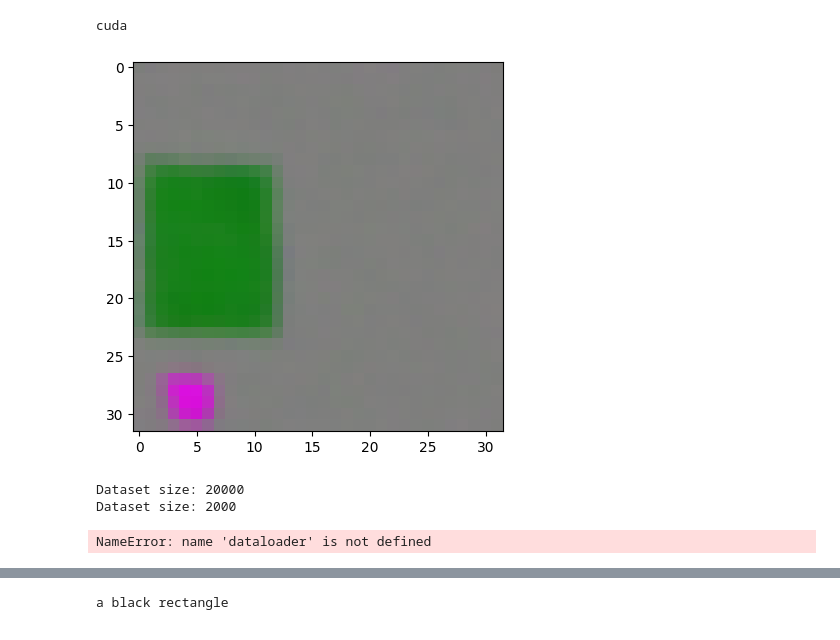
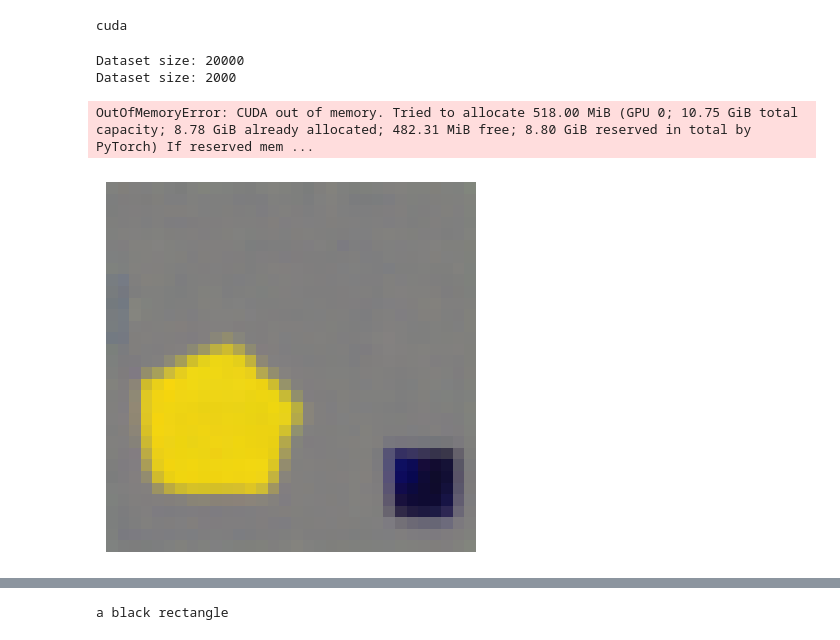
Before and after one commit to RodgersLuo/open-dalle-2, a Jupyter notebook: experiments.ipynb, the cells around one changed output, grey strips where cells are left out. Drawn from its saved outputs; the diff is of its cells as text; code cells hidden in the pictures.

```diff
--- a/experiments.ipynb
+++ b/experiments.ipynb
@@ -19,7 +20,7 @@ from decoder import UNet, Decoder
 from diffusion import Diffusion
 from dalle2_model import DALLE2
 # %%
-decoder_path = "./models/decoder3_cosine_ori.pth"
+decoder_path = "./models/decoder3_cosine_ori2.pth"
 prior_path = "./models/prior3_cosine.pth"
 clip_path = "./models/clip3.pth"
 
@@ -62,8 +63,8 @@ QKV_HEADS = decoder_config["qkv_heads"]
 
 
 # Create diffusion
-# decoder_diffusion = Diffusion(T, schedule=decoder_config["noise_schedule"])
-decoder_diffusion = Diffusion(T, schedule="linear")
+decoder_diffusion = Diffusion(T, schedule=decoder_config["noise_schedule"])
+# decoder_diffusion = Diffusion(T, schedule="linear")
 
 # Create UNet
 unet = UNet(
@@ -80,7 +81,7 @@ unet = UNet(
 # state = torch.load(decoder_config["model_path"])
 
 # Create decoder
-decoder = Decoder(unet, num_timesteps=T)
+decoder = Decoder(unet, diffusion=decoder_diffusion, num_timesteps=T)
 decoder.load_state_dict(decoder_state["model"])
 # %% [output]
 <All keys matched successfully>
@@ -106,6 +107,7 @@ prior_diffusion = Diffusion(T, schedule=prior_config["noise_schedule"])
 prior = Prior(
     clip_emb_dim=clip_config["embed_dim"],
     T=T,
+    diffusion=prior_diffusion,
     clip_context_len=clip_config["context_length"],
     clip_token_dim=clip_config["transformer_width"],
     xf_layers=prior_config["xf_layers"],
@@ -166,23 +148,45 @@ print(device)
 dalle2 = dalle2.to(device=device)
 # %% [output]
 cuda
+# %%
+import numpy as np
+from torchvision import transforms
+import matplotlib.pyplot as plt
+
+IMG_DIM = (3, IMG_SIZE, IMG_SIZE)
+reverse_transforms = transforms.Compose([
+    transforms.Lambda(lambda t: (t + 1) / 2),
+    transforms.Lambda(lambda t: t.permute(1, 2, 0)), # CHW to HWC
+    transforms.Lambda(lambda t: t * 255.),
+    transforms.Lambda(lambda t: t.numpy().astype(np.uint8)),
+    transforms.ToPILImage(),
+])
+def show_tensor_image(image):
+    # Take first image of batch
+    if len(image.shape) == 4:
+        image = image[0, :, :, :]
+    plt.imshow(reverse_transforms(image))
+    plt.axis("off")
+    plt.show()
+    plt.close()
+# %%
+sys.path.insert(0, 'dataset')
+from dataset import load_data
+from torch.utils.data import DataLoader
+
+train_data, test_data = load_data(root_dir="./data3", img_size=IMG_SIZE)
+dataloader = DataLoader(train_data, batch_size=BATCH_SIZE, shuffle=False, drop_last=False)
+# %% [output]
+Dataset size: 20000
+Dataset size: 2000
+# %%
+image = dalle2((3, 64, 64), "a small black square and a large gold pentagon", cf_guidance_scale=2)
+show_tensor_image(image.detach().cpu())
+# %% [output]
+OutOfMemoryError: CUDA out of memory. Tried to allocate 518.00 MiB (GPU 0; 10.75 GiB total capacity; 8.78 GiB already allocated; 482.31 MiB free; 8.80 GiB reserved in total by PyTorch) If reserved mem ...
 # %%
 
-image = dalle2((3, IMG_SIZE, IMG_SIZE), "a large green rectangle", prior_diffusion, decoder_diffusion, cf_guidance_scale=3)
+image = dalle2((3, IMG_SIZE, IMG_SIZE), "a small black square and a large gold pentagon", cf_guidance_scale=2)
 show_tensor_image(image.detach().cpu())
 # %% [output]
-[figure, old version]
+[figure, new version]
-# %%
-sys.path.insert(0, 'dataset')
-from dataset import load_data
-from torch.utils.data import DataLoader
-
-train_data, _ = load_data(root_dir="./data", img_size=IMG_SIZE)
-dataloader = DataLoader(train_data, batch_size=BATCH_SIZE, shuffle=False, drop_last=False)
-# %% [output]
-Dataset size: 20000
-Dataset size: 2000
-# %%
-img, txt = next(iter(dataloader))
-# %% [output]
-NameError: name 'dataloader' is not defined
```
Also changed, not shown: parts of 72 cells of this notebook, 4 other files.
